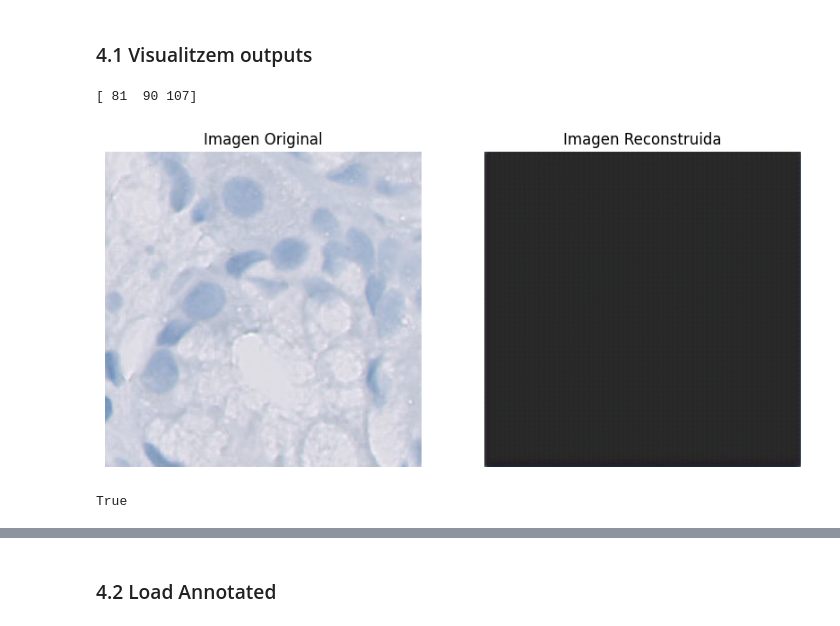
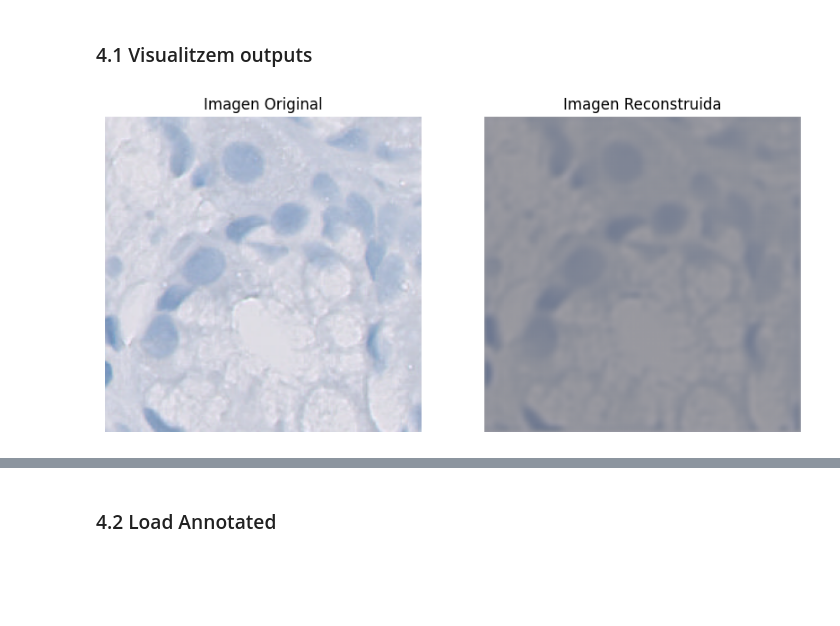
Before and after one commit to NIU1637558/psiv-repte3, a Jupyter notebook: proves_andreu.ipynb, the cells around one changed output, grey strips where cells are left out. Drawn from its saved outputs; the diff is of its cells as text; code cells hidden in the pictures; blank space fills up the shorter version.

```diff
--- a/proves_andreu.ipynb
+++ b/proves_andreu.ipynb
@@ -23,6 +23,13 @@ import cv2
 import wandb
 import matplotlib.pyplot as plt
 # %%
+import pandas as pd
+import numpy as np
+import cv2
+import os
+import glob
+import random
+
 
 def load_cropped(folder_path, csv_path, patient_list = [], sample_size=200):
     # Cargar el CSV con pandas
@@ -41,10 +48,16 @@ def load_cropped(folder_path, csv_path, patient_list = [], sample_size=200):
             patient_id = os.path.basename(patient_folder).split("_")[0]
             patient_list.append(patient_id)
 
+    incorrect_shape = 0
     # Iterar sobre cada paciente en la lista de IDs proporcionada
-    for patient_id in patient_list:
+    for i,patient_id in enumerate(patient_list):
+        print('--- Loading data from patient:', patient_id, f'(--- {i+1}/{len(patient_list)}) ---')
         # Obtener carpeta del paciente
-        patient_folder = glob.glob(os.path.join(folder_path, f"{patient_id}_*"))[0]
+        try:
+            patient_folder = glob.glob(os.path.join(folder_path, f"{patient_id}_*"))[0]
+        except:
+            print(f'Patient {patient_id} not found in the dataset folder')
+            continue
 
         # Verificar que el paciente esté en el CSV
         if patient_id in patient_metadata:
@@ -59,15 +72,26 @@ def load_cropped(folder_path, csv_path, patient_list = [], sample_size=200):
                 # Seleccionar una muestra de tamaño sample_size o menos si hay menos imágenes
                 images_sampled = random.sample(images, min(sample_size, len(images)))
 
-                for image_path in images_sampled:
+                for j,image_path in enumerate(images_sampled):
+                    if j % 100 == 0:
+                        print(f'------ Loading image {j}/{len(images_sampled)} ---')
+
                     # Cargar la imagen en formato BGR con cv2
                     image_bgr = cv2.imread(image_path)
 
                     # Convertir la imagen de BGR a RGB
                     image_rgb = cv2.cvtColor(image_bgr, cv2.COLOR_BGR2RGB)
 
+                    if image_rgb.shape[0] != 256 or image_rgb.shape[1] != 256:
+                        incorrect_shape +=1
+                        # Resize de la imagen a 256x256
+                        image_rgb = cv2.resize(image_rgb, (256, 256))
+
                     # Permutar canales
                     image_rgb = np.transpose(image_rgb, (2, 0, 1))
+
+                    # Pasar de uint8 a float32
+                    image_rgb = image_rgb/255.0
 
                     # Añadir la imagen a la lista de imágenes en formato RGB
                     images_list.append(image_rgb)
@@ -79,6 +103,8 @@ def load_cropped(folder_path, csv_path, patient_list = [], sample_size=200):
 
                 # Añadir la densidad a la lista de metadatos
                 patients_data.extend([dens] * len(images_sampled))
+
+    print(f'Resized images: {incorrect_shape}/{len(images_list)}')
 
     return images_list, patients_data
 
@@ -916,7 +942,7 @@ torch.Size([32, 3, 256, 256])
 # load model
 model = AutoEncoderCNN(inputmodule_paramsEnc, net_paramsEnc,
                      inputmodule_paramsDec, net_paramsDec)
-model.load_state_dict(torch.load('C:/Users/mirvi/Desktop/mii/UAB/4.1/PSIV2/detect mateicules/repte3/psiv-repte3/AutoEncoder/Best_Models/best_model_AECNN1.pth'))
+model.load_state_dict(torch.load('C:/Users/mirvi/Desktop/mii/UAB/4.1/PSIV2/detect mateicules/repte3/psiv-repte3/AutoEncoder/Best_Models/best_model_AECNN3_20.pth'))
 # %% [output]
 block 0
 block inp ch 3
@@ -958,34 +984,22 @@ with torch.no_grad():
 # Reescalar la imagen para visualizarla
 reconstructed = reconstructed.squeeze(0)  # Eliminar dimensión de batch
 reconstructed = reconstructed.permute(1, 2, 0)  # Permutar canales
-
-# Reconstructed a int
-reconstructed = (reconstructed).numpy().astype('uint8')
-
-print(reconstructed[0][0])
-# %% [output]
-[ 81  90 107]
 # %%
 # Visualizar las imágenes
 plt.figure(figsize=(10, 5))
 
 # Imagen original
 plt.subplot(1, 2, 1)
 plt.imshow(image)
 plt.title("Imagen Original")
 plt.axis("off")
 
 # Imagen reconstruida
 plt.subplot(1, 2, 2)
 plt.imshow(reconstructed)
 plt.title("Imagen Reconstruida")
 plt.axis("off")
 
 plt.show()
-
-# save reconstructed image
-reconstructed = cv2.cvtColor(reconstructed, cv2.COLOR_RGB2BGR)
-cv2.imwrite("reconstructed.png", reconstructed)
 # %% [output]
-[figure, old version]
+[figure, new version]
-True
```
Also changed, not shown: parts of 7 cells of this notebook.
